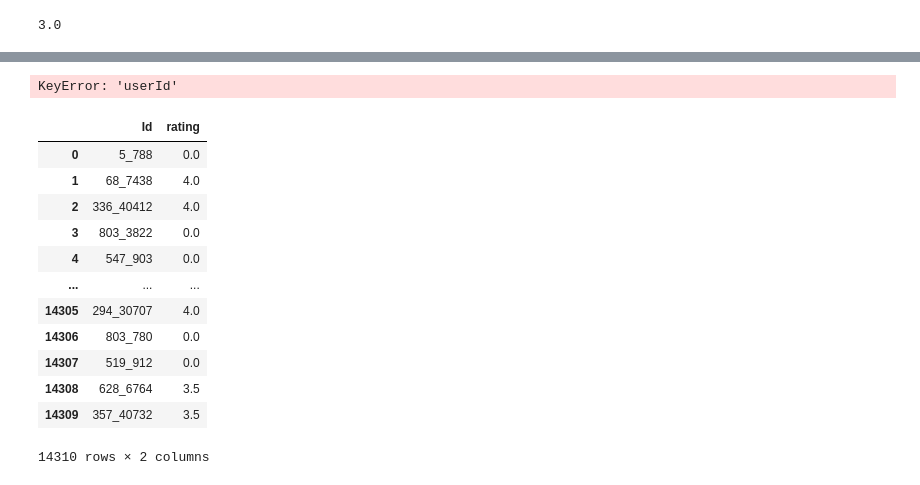
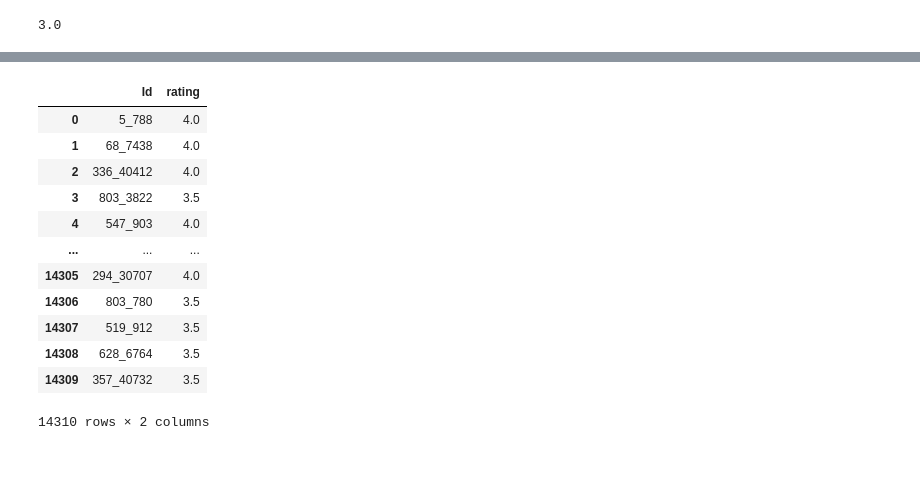
Before and after one commit to mattymill33/unsupervised_predict, a Jupyter notebook: matthew-mill-unsup-predict-1.ipynb, the cells around one changed output, grey strips where cells are left out. Drawn from its saved outputs; the diff is of its cells as text; code cells hidden in the pictures.

```diff
--- a/matthew-mill-unsup-predict-1.ipynb
+++ b/matthew-mill-unsup-predict-1.ipynb
@@ -556,27 +562,23 @@ final_submission_df
 # %%
-final_submission_df = submission_df.astype(str)
-final_submission_df['Id'] = submission_df.apply(lambda x:'%s_%s' % (x['userId'],x['movieId']),axis=1)
-final_submission_df.drop(['userId', 'movieId'], axis=1, inplace=True)
-final_submission_df = submission_df[['Id','rating']]
-final_submission_df
+my_final_submission_df = my_final_submission_df.astype(str)
+my_final_submission_df['Id'] = my_final_submission_df.apply(lambda x:'%s_%s' % (x['userId'],x['movieId']),axis=1)
+my_final_submission_df.drop(['userId', 'movieId'], axis=1, inplace=True)
+my_final_submission_df = my_final_submission_df[['Id','rating']]
+my_final_submission_df
 # %% [output]
+|  | Id | rating |
+| 0 | 5_788 | 4.0 |
+| 1 | 68_7438 | 4.0 |
+| 2 | 336_40412 | 4.0 |
+| 3 | 803_3822 | 3.5 |
+| 4 | 547_903 | 4.0 |
+| ... | ... | ... |
+| 14305 | 294_30707 | 4.0 |
+| 14306 | 803_780 | 3.5 |
+| 14307 | 519_912 | 3.5 |
+| 14308 | 628_6764 | 3.5 |
+| 14309 | 357_40732 | 3.5 |
-KeyError: 'userId'
+14310 rows × 2 columns
-# %%
-final_submission_df.rename(columns = {'id':'Id'})
-# %% [output]
-|  | Id | rating |
-| 0 | 5_788 | 0.0 |
-| 1 | 68_7438 | 4.0 |
-| 2 | 336_40412 | 4.0 |
-| 3 | 803_3822 | 0.0 |
-| 4 | 547_903 | 0.0 |
-| ... | ... | ... |
-| 14305 | 294_30707 | 4.0 |
-| 14306 | 803_780 | 0.0 |
-| 14307 | 519_912 | 0.0 |
-| 14308 | 628_6764 | 3.5 |
-| 14309 | 357_40732 | 3.5 |
-14310 rows × 2 columns
 # %%
 def user_sim(user):
 
```
Also changed, not shown: parts of 9 cells of this notebook.
